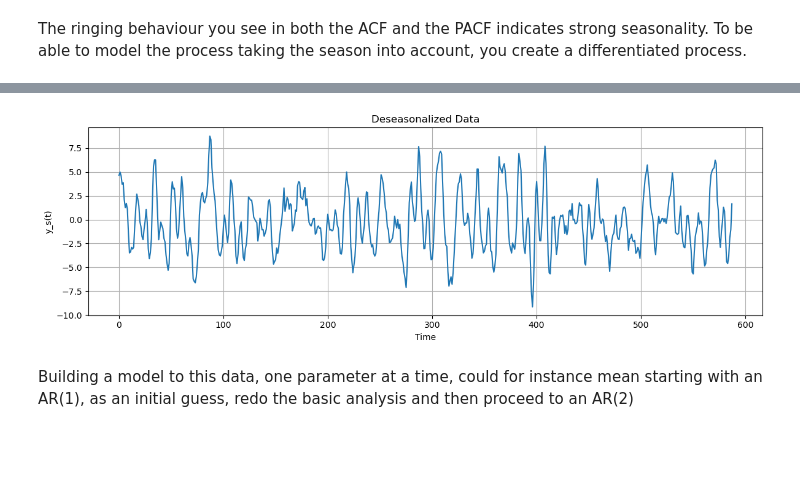
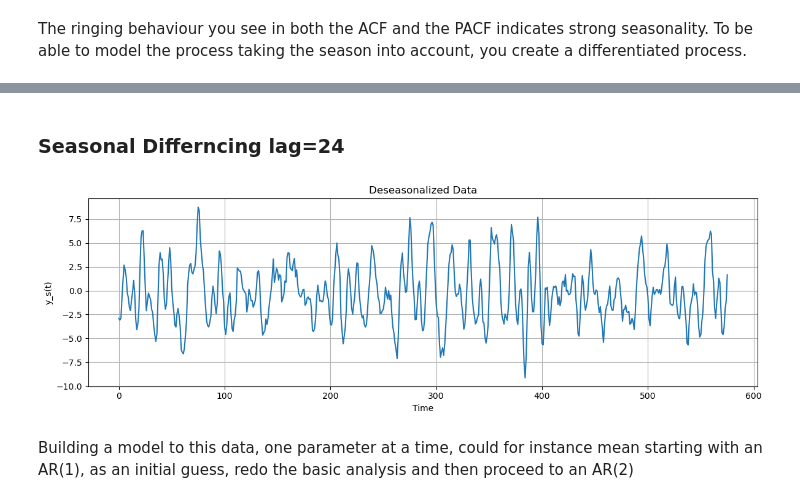
Before and after one commit to asifakhan09/MASM17-Time-series-analysis, a Jupyter notebook: Lab 1/Asifa copy.ipynb, the cells around one changed output, grey strips where cells are left out. Drawn from its saved outputs; the diff is of its cells as text; code cells hidden in the pictures; blank space fills up the shorter version.

```diff
--- a/Lab 1/Asifa copy.ipynb
+++ b/Lab 1/Asifa copy.ipynb
@@ -961,10 +979,11 @@ We here set the seed just to get the same result as used in Mozquizto. Simulate
 # Define the polynomials
 np.random.seed(0)
 A = np.array([1, -1.5, 0.7])
-C = np.array([1] + [0]*11 + [-0.5])  # [1, 0, 0, ..., 0, -0.5] with 12 zeros
-A12 = np.array([1] + [0]*11 + [-1])  # [1, 0, 0, ..., 0, -1] with 12 zeros
+A24 = np.array([1] + [0]*23 + [-1])
+C24 = np.array([1] + [0]*23 + [-0.5])
 
-A_star = np.convolve(A, A12)
+A_star = np.convolve(A, A24) # seasonality = 24, dominant season was 24
+C_star = np.convolve([1], C24)
 
 
 # Simulate the process
@@ -1013,19 +1043,21 @@ To do so, start by removing the season by filtering the data with $A_{12}(z) = (
+# %% [markdown]
+### Seasonal Differncing lag=24
 # %%
-# Remove the seasonal component by filtering with A12(z) = (1 - z^{-12})
-# This is equivalent to differencing with lag 12
-y_s = my_filter(A12, [1], y)
+# Remove the seasonal component by filtering with A24(z) = (1 - z^{-24})
+# This is equivalent to differencing with lag 24
+y_s = my_filter(A24, [1], y)
 
 # Plot the deseasonalized data
 plt.figure(figsize=(12, 4))
 plt.plot(y_s)
 plt.title('Deseasonalized Data')
 plt.xlabel('Time')
 plt.ylabel('y_s(t)')
 plt.grid(True)
 plt.tight_layout()
 plt.show()
 # %% [output]
-[figure, old version]
+[figure, new version]
 # %% [markdown]
 Building a model to this data, one parameter at a time, could
 for instance mean starting with an AR(1), as an initial guess, redo the basic
```
Also changed, not shown: parts of 38 cells of this notebook.
